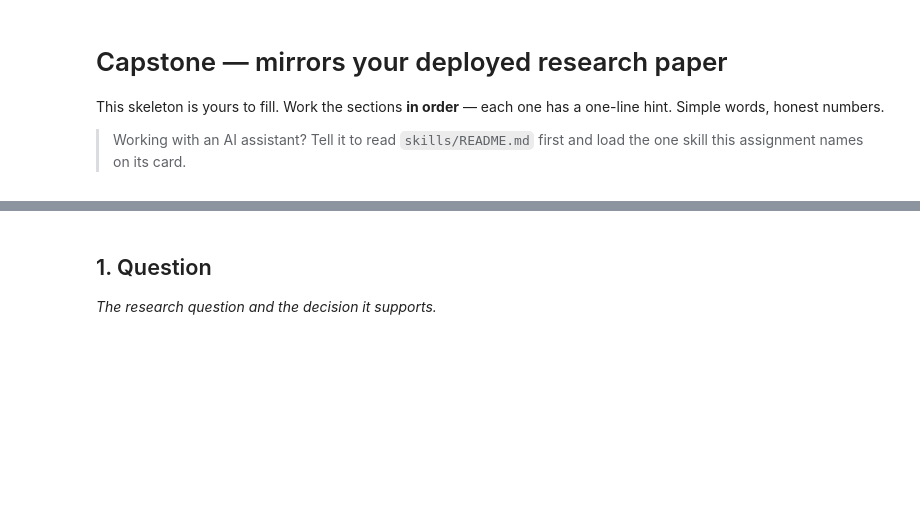
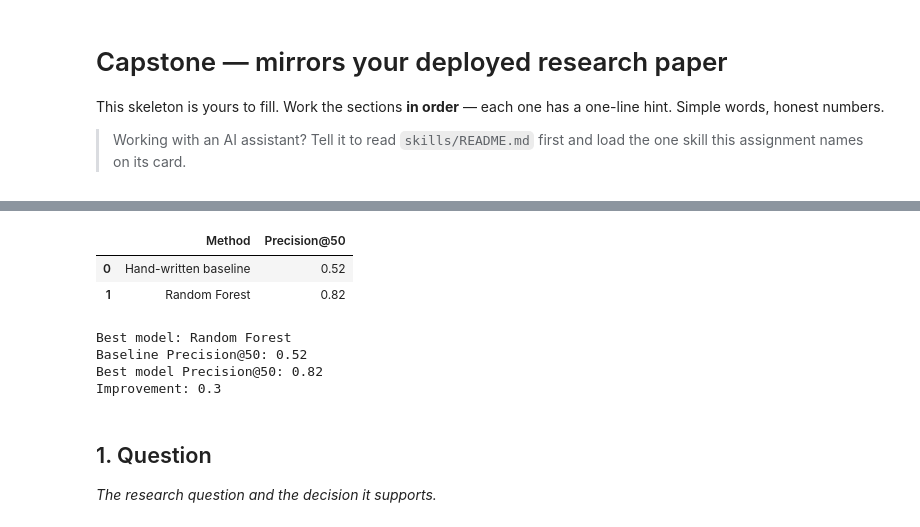
Before and after one commit to varunkshatriya/flyrank-ml-internship-starter-clone, a Jupyter notebook: work/notebooks/capstone.ipynb, the cells around one changed output, grey strips where cells are left out. Saved outputs shown, nothing was run; the diff lists cells and outputs as text; code cells hidden in the pictures; blank space fills up the shorter version.

```diff
--- a/work/notebooks/capstone.ipynb
+++ b/work/notebooks/capstone.ipynb
@@ -311,3 +554,59 @@ Leakage check: PASSED
+# %%
+# ============================================================
+# BASELINE VS BEST ML MODEL
+# ============================================================
+
+best_model_name = extended_results.iloc[0]["Model"]
+
+best_model = models[best_model_name]
+
+best_prob = best_model.predict_proba(X_test)[:, 1]
+
+best_p50 = precision_at_k(
+    y_test,
+    best_prob,
+    50
+)
+
+baseline_p50 = precision_at_k(
+    y_test,
+    baseline_scores,
+    50
+)
+
+final_comparison = pd.DataFrame({
+    "Method": [
+        "Hand-written baseline",
+        best_model_name
+    ],
+    "Precision@50": [
+        baseline_p50,
+        best_p50
+    ]
+})
+
+final_comparison["Precision@50"] = (
+    final_comparison["Precision@50"].round(4)
+)
+
+display(final_comparison)
+
+print()
+print("Best model:", best_model_name)
+print("Baseline Precision@50:", round(baseline_p50, 4))
+print("Best model Precision@50:", round(best_p50, 4))
+print(
+    "Improvement:",
+    round(best_p50 - baseline_p50, 4)
+)
+# %% [output]
+|  | Method | Precision@50 |
+| 0 | Hand-written baseline | 0.52 |
+| 1 | Random Forest | 0.82 |
+Best model: Random Forest
+Baseline Precision@50: 0.52
+Best model Precision@50: 0.82
+Improvement: 0.3
 # %% [markdown]
 ## 1. Question
 
```
Also changed, not shown: parts of 5 cells of this notebook.
